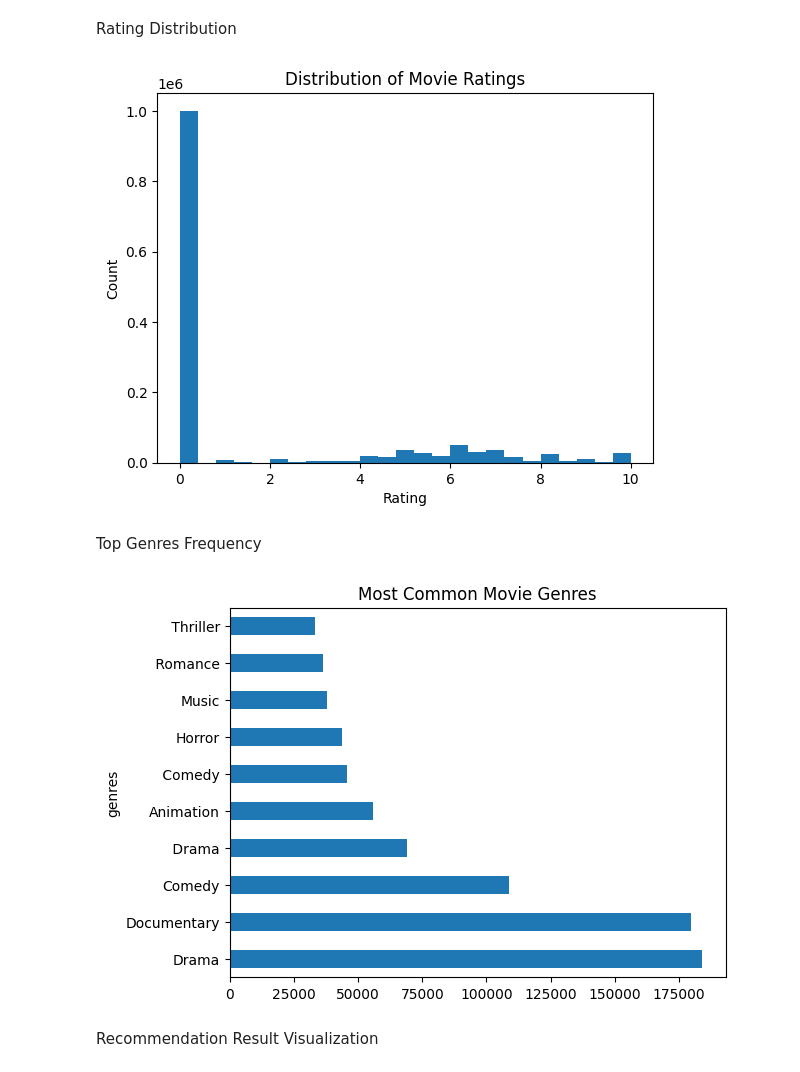
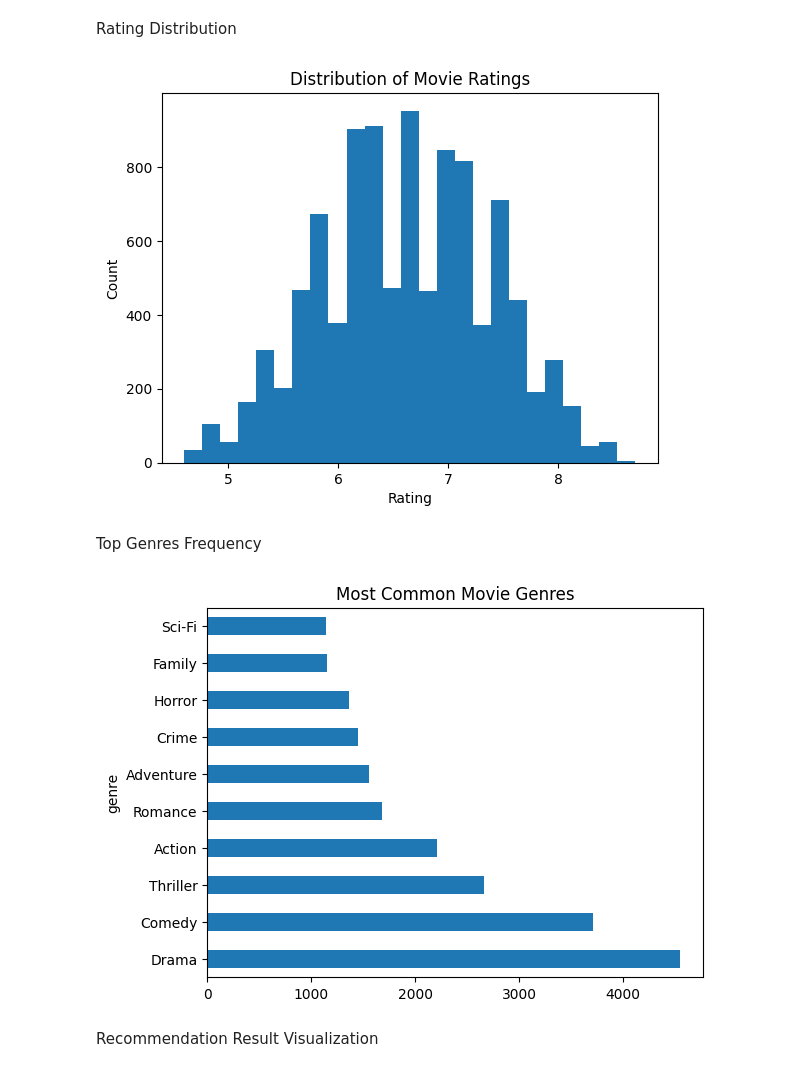
Before and after one commit to SACHIN-S-2004/Movie-Recommendation-System, a Jupyter notebook: movieRecommendation.ipynb, the cells around one changed output. Drawn from its saved outputs; the diff is of its cells as text; code cells hidden in the pictures.

Commit message:
refactor: Changed dataset, updated all references. - Added "Mystery", "Fantasy" and "Adventure" genres to the genre selection.

```diff
--- a/movieRecommendation.ipynb
+++ b/movieRecommendation.ipynb
@@ -6,6 +6,6 @@ import matplotlib.pyplot as plt
 from sklearn.feature_extraction.text import TfidfVectorizer
 from sklearn.metrics.pairwise import linear_kernel
 # %%
-df = pd.read_csv("movie_dataset_cleaned.csv")
+df = pd.read_csv("movie_dataset.csv")
 df.head()
 # %% [output]
@@ -60,5 +56,5 @@ df.describe()
 # %%
-df['genre_content'] = df['genres'].str.replace(',', ' ', regex=False)
+df['genre_content'] = df['genre'].str.replace(',', ' ', regex=False)
 
 df['genre_content'] = df['genre_content'].fillna("")
 # %%
@@ -121,15 +117,15 @@ plt.xlabel("Rating")
 plt.ylabel("Count")
 plt.show()
 # %% [output]
-[figure, old version]
+[figure, new version]
 # %% [markdown]
 Top Genres Frequency
 # %%
-df['genres'].str.split(',').explode().value_counts().head(10).plot(kind='barh')
+df['genre'].str.split(',').explode().value_counts().head(10).plot(kind='barh')
 plt.title("Most Common Movie Genres")
 plt.show()
 # %% [output]
-[figure, old version]
+[figure, new version]
 # %% [markdown]
 Recommendation Result Visualization
 # %%
```
Also changed, not shown: parts of 8 cells of this notebook, 9 other files.
